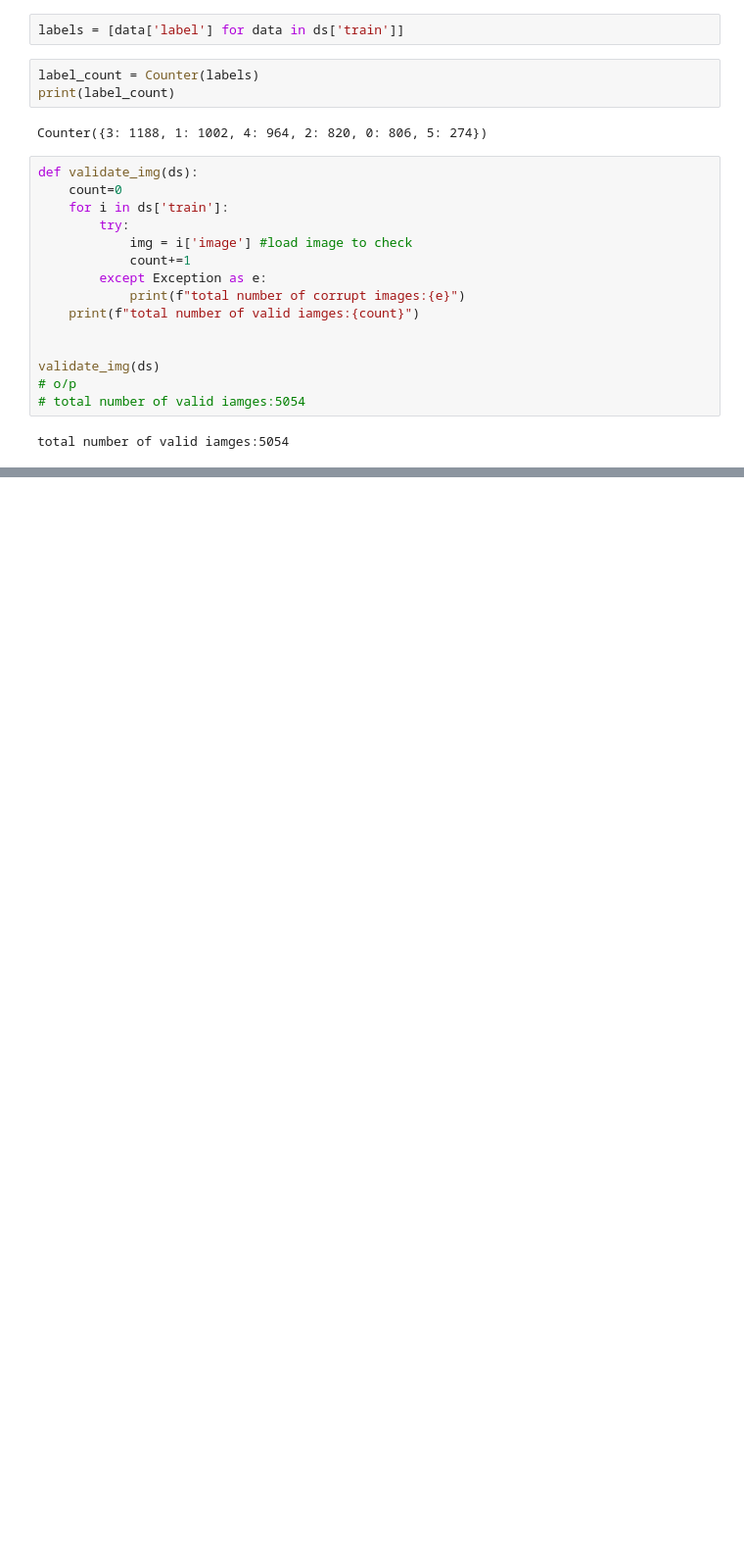
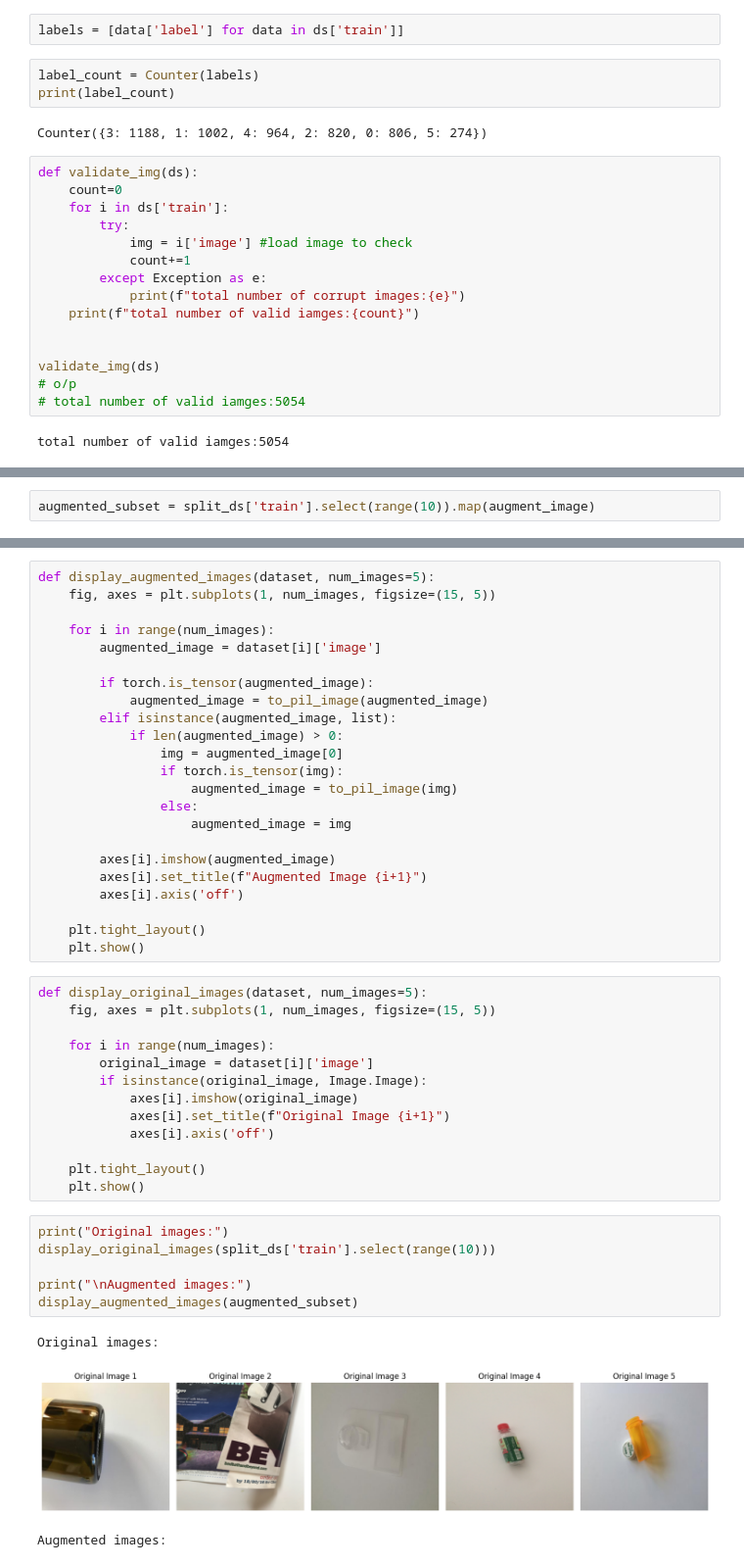
Before and after one commit to Chronostasiss/trash_classification, a Jupyter notebook: notebooks/trash_classification.ipynb, the cells around one changed output, grey strips where cells are left out. Shown at 98% size. Drawn from its saved outputs; the diff is of its cells as text; blank space fills up the shorter version.

```diff
--- a/notebooks/trash_classification.ipynb
+++ b/notebooks/trash_classification.ipynb
@@ -93,0 +269,2 @@ total number of valid iamges:5054
+# %%
+augmented_subset = split_ds['train'].select(range(10)).map(augment_image)
@@ -93,0 +289,46 @@ total number of valid iamges:5054
+# %%
+def display_augmented_images(dataset, num_images=5):
+    fig, axes = plt.subplots(1, num_images, figsize=(15, 5))
+
+    for i in range(num_images):
+        augmented_image = dataset[i]['image']
+
+        if torch.is_tensor(augmented_image):
+            augmented_image = to_pil_image(augmented_image)
+        elif isinstance(augmented_image, list):
+            if len(augmented_image) > 0:
+                img = augmented_image[0]
+                if torch.is_tensor(img):
+                    augmented_image = to_pil_image(img)
+                else:
+                    augmented_image = img
+
+        axes[i].imshow(augmented_image)
+        axes[i].set_title(f"Augmented Image {i+1}")
+        axes[i].axis('off')
+
+    plt.tight_layout()
+    plt.show()
+# %%
+def display_original_images(dataset, num_images=5):
+    fig, axes = plt.subplots(1, num_images, figsize=(15, 5))
+
+    for i in range(num_images):
+        original_image = dataset[i]['image']
+        if isinstance(original_image, Image.Image):
+            axes[i].imshow(original_image)
+            axes[i].set_title(f"Original Image {i+1}")
+            axes[i].axis('off')
+
+    plt.tight_layout()
+    plt.show()
+# %%
+print("Original images:")
+display_original_images(split_ds['train'].select(range(10)))
+
+print("\nAugmented images:")
+display_augmented_images(augmented_subset)
+# %% [output]
+Original images:
+[figure, added]
+Augmented images:
```
Also changed, not shown: parts of 41 cells of this notebook, 1 other file.
